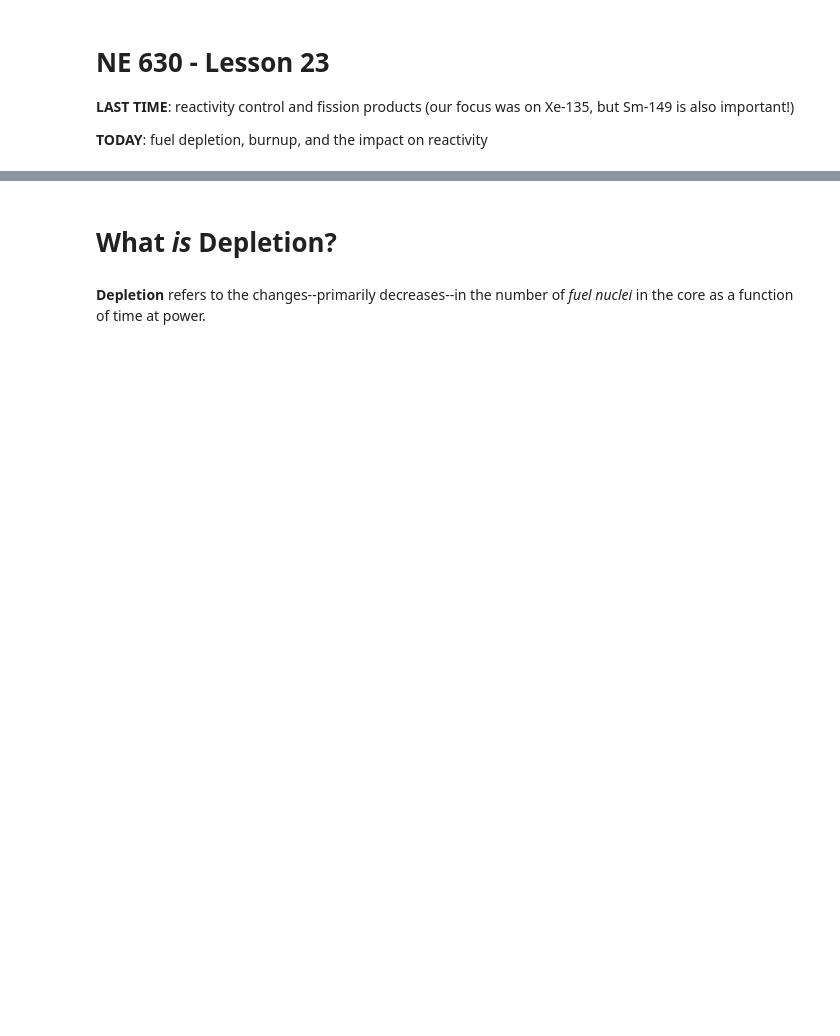
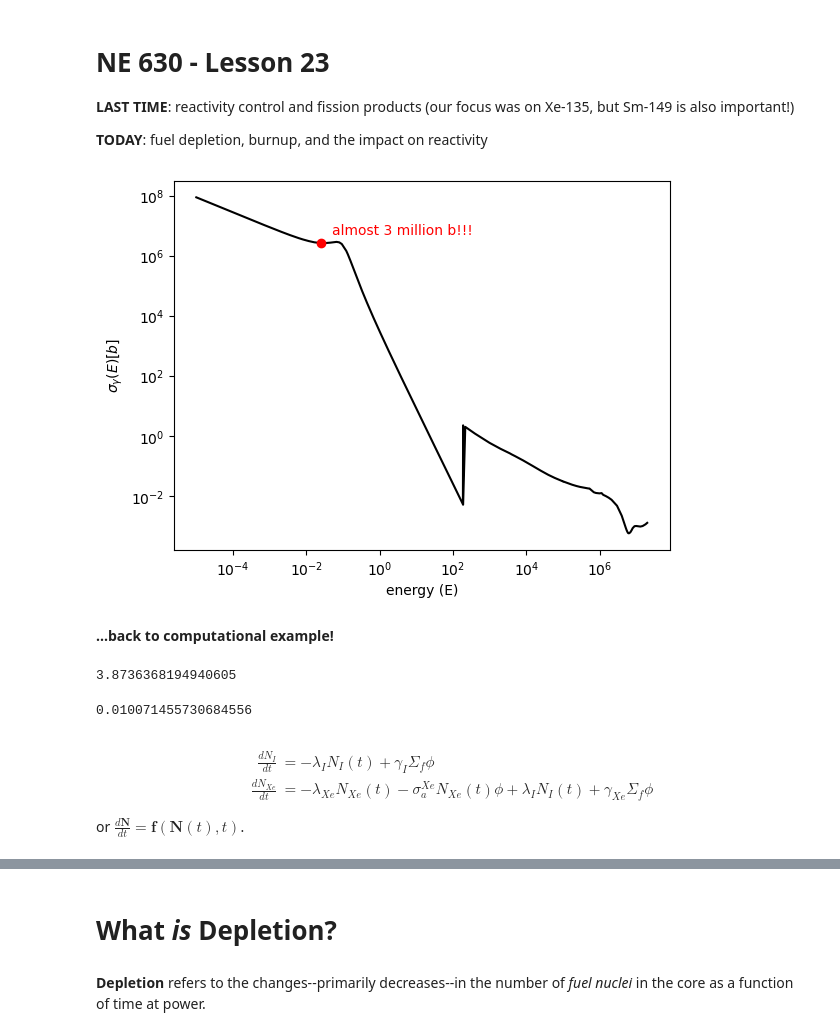
Before and after one commit to robertsj/ne630, a Jupyter notebook: notebooks/lesson_23.ipynb, the cells around one changed output, grey strips where cells are left out. Drawn from its saved outputs; the diff is of its cells as text; code cells hidden in the pictures; blank space fills up the shorter version.

```diff
--- a/notebooks/lesson_23.ipynb
+++ b/notebooks/lesson_23.ipynb
@@ -6,0 +10,11 @@
+# %%
+E, sig_Xe135 = np.loadtxt("Xe135g.txt", unpack=True, delimiter=",", skiprows=1)
+plt.loglog(E, sig_Xe135,'k')
+plt.plot(0.0253, 2668930.0, 'ro')
+plt.text(0.05,  5e6, "almost 3 million b!!!", color="r")
+plt.xlabel('energy (E)')
+plt.ylabel('$\sigma_{\gamma}(E) [b]$');
+# %% [output]
+[figure, added]
+# %% [markdown]
+**...back to computational example!**
@@ -6,0 +31,18 @@
+# %%
+N_oo = (γ_Xe+γ_I)*Σ_f*φ / (λ_Xe + σ_Xe*φ)
+N_oo / 1e15
+# %% [output]
+3.8736368194940605
+# %%
+N_oo * σ_Xe
+# %% [output]
+0.010071455730684556
+# %% [markdown]
+$$
+\begin{split}
+  \frac{d N_I}{dt} &= -\lambda_I N_I(t) + \gamma_I \Sigma_f \phi \\
+    \frac{d N_{Xe}}{dt} &= -\lambda_{Xe} N_{Xe}(t) -  \sigma^{Xe}_a N_{Xe}(t) \phi + \lambda_I N_I(t) + \gamma_{Xe} \Sigma_f \phi
+\end{split}
+$$
+
+or $\frac{d\mathbf{N}}{dt} = \mathbf{f}(\mathbf{N}(t), t)$.
```
Also changed, not shown: parts of 7 cells of this notebook, 31 other files.
